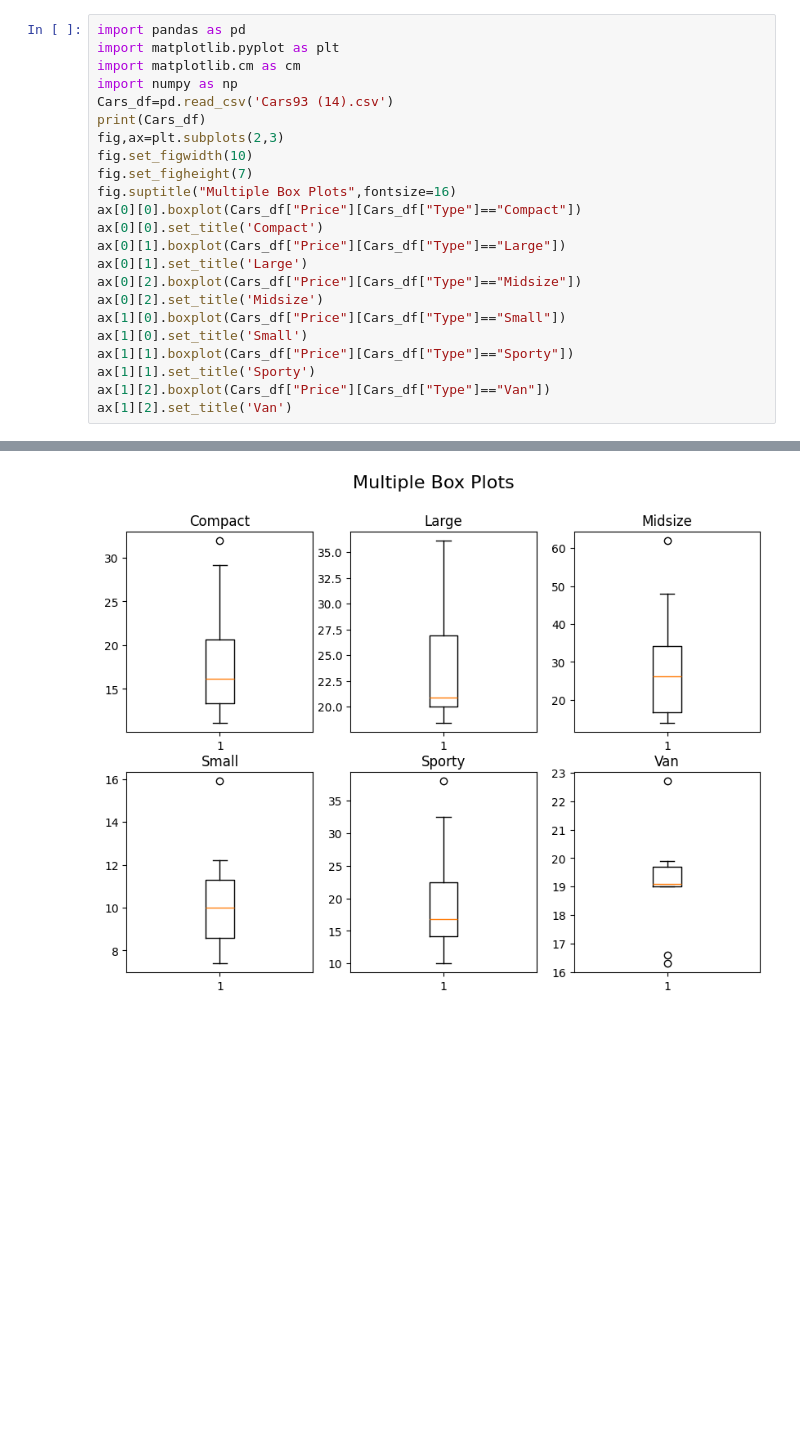
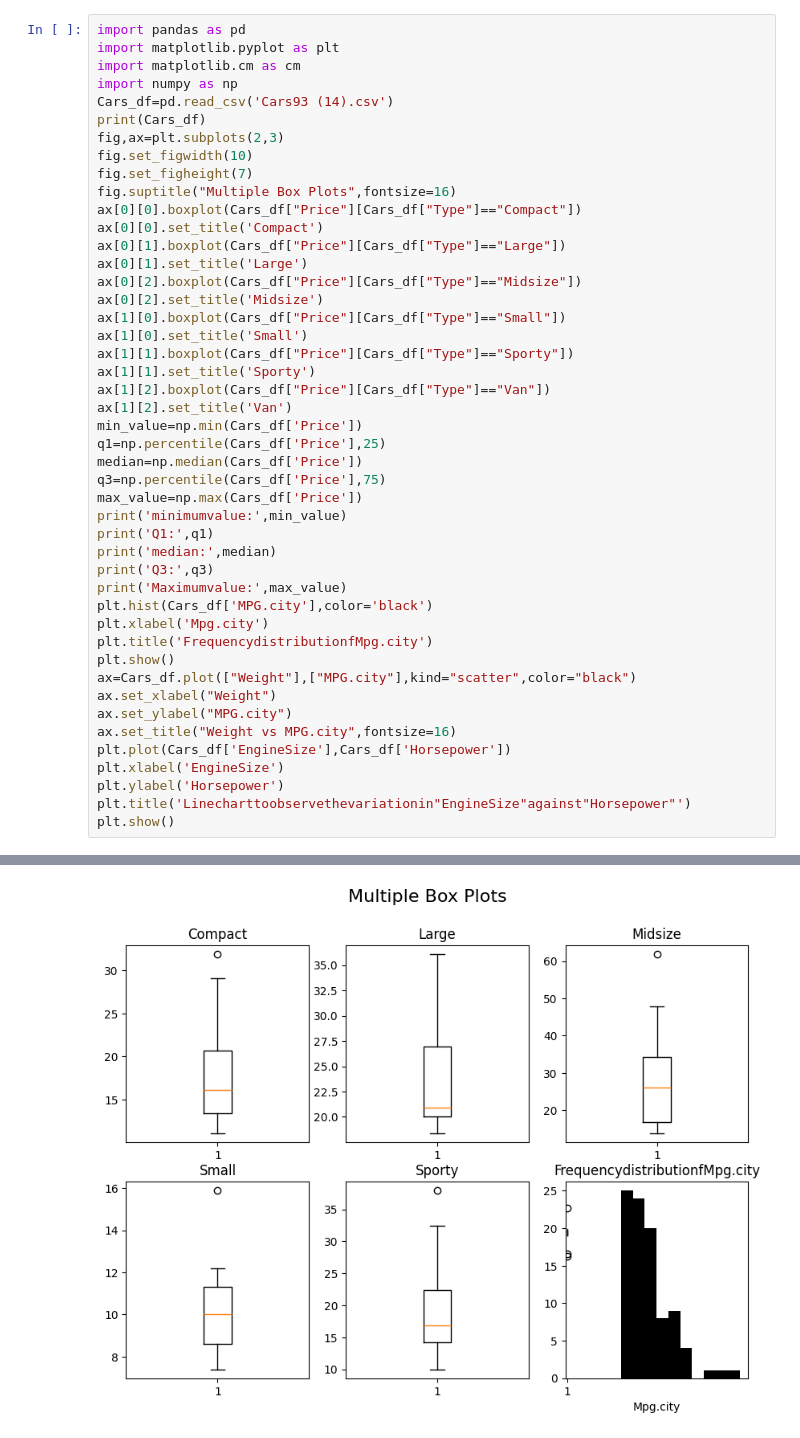
Before and after one commit to yashwini321/yashu123, a Jupyter notebook: Untitled23.ipynb, the cells around one changed output, grey strips where cells are left out. Cells and saved outputs as stored; diff of their text form; blank space fills up the shorter version.

```diff
--- a/Untitled23.ipynb
+++ b/Untitled23.ipynb
@@ -23,6 +23,29 @@ ax[1][1].boxplot(Cars_df["Price"][Cars_df["Type"]=="Sporty"])
 ax[1][1].set_title('Sporty')
 ax[1][2].boxplot(Cars_df["Price"][Cars_df["Type"]=="Van"])
 ax[1][2].set_title('Van')
+min_value=np.min(Cars_df['Price'])
+q1=np.percentile(Cars_df['Price'],25)
+median=np.median(Cars_df['Price'])
+q3=np.percentile(Cars_df['Price'],75)
+max_value=np.max(Cars_df['Price'])
+print('minimumvalue:',min_value)
+print('Q1:',q1)
+print('median:',median)
+print('Q3:',q3)
+print('Maximumvalue:',max_value)
+plt.hist(Cars_df['MPG.city'],color='black')
+plt.xlabel('Mpg.city')
+plt.title('FrequencydistributionfMpg.city')
+plt.show()
+ax=Cars_df.plot(["Weight"],["MPG.city"],kind="scatter",color="black")
+ax.set_xlabel("Weight")
+ax.set_ylabel("MPG.city")
+ax.set_title("Weight vs MPG.city",fontsize=16)
+plt.plot(Cars_df['EngineSize'],Cars_df['Horsepower'])
+plt.xlabel('EngineSize')
+plt.ylabel('Horsepower')
+plt.title('Linecharttoobservethevariationin"EngineSize"against"Horsepower"')
+plt.show()
 # %% [output]
     Id Manufacturer    Model     Type  Min.Price  Price  Max.Price  MPG.city  \
 0    1        Acura  Integra    Small       12.9   15.9       18.8        25
@@ -45 +67 @@ Text(0.5, 1.0, 'Van')
-[figure, old version]
+[figure, new version]
```
Also changed, not shown: parts of 1 cell of this notebook.
